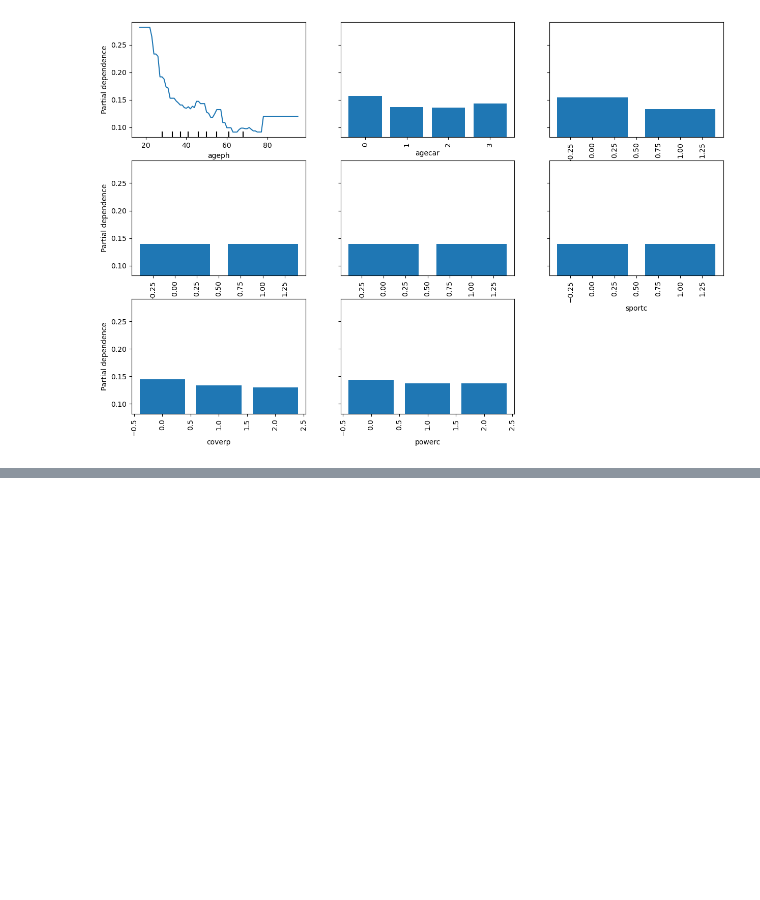
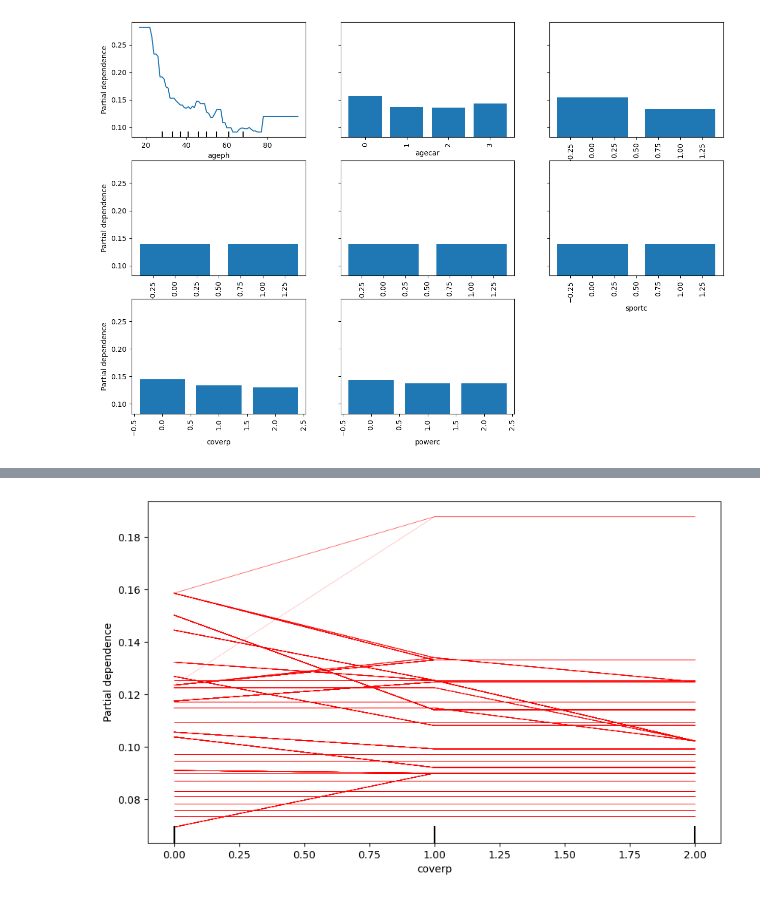
Before and after one commit to HalfmoonSD/Data-Science-for-Non-Life-Insurance-Project, a Jupyter notebook: Regression_Tree.ipynb, the cells around one changed output, grey strips where cells are left out. Cells and saved outputs as stored; diff of their text form; code cells hidden in the pictures; blank space fills up the shorter version.

```diff
--- a/Regression_Tree.ipynb
+++ b/Regression_Tree.ipynb
@@ -143,0 +153,6 @@ PartialDependenceDisplay.from_estimator(tree_freq, X_train, features = columns,
+# %%
+# get data from different age groups
+age_0_25 = X_train[(X_train['ageph'] > 0) & (X_train['ageph'] <= 25)]
+age_25_50 = X_train[(X_train['ageph'] > 25) & (X_train['ageph'] <= 50)]
+age_50_75 = X_train[(X_train['ageph'] > 50) & (X_train['ageph'] <= 75)]
+age_75_100 = X_train[(X_train['ageph'] > 75) & (X_train['ageph'] <= 100)]
@@ -143,0 +173,11 @@ PartialDependenceDisplay.from_estimator(tree_freq, X_train, features = columns,
+# %%
+# Compute partial dependence plots and individual conditional expectation
+ice = ['coverp']
+
+# Create a larger figure
+fig, ax = plt.subplots(figsize=(10, 6))
+
+# First plot
+display_1 = PartialDependenceDisplay.from_estimator(tree_freq, age_50_75, features=ice, kind='individual', line_kw={"color": 'red'}, ax=ax,grid_resolution=500)
+# %% [output]
+[figure, added]
```
Also changed, not shown: parts of 3 cells of this notebook.
